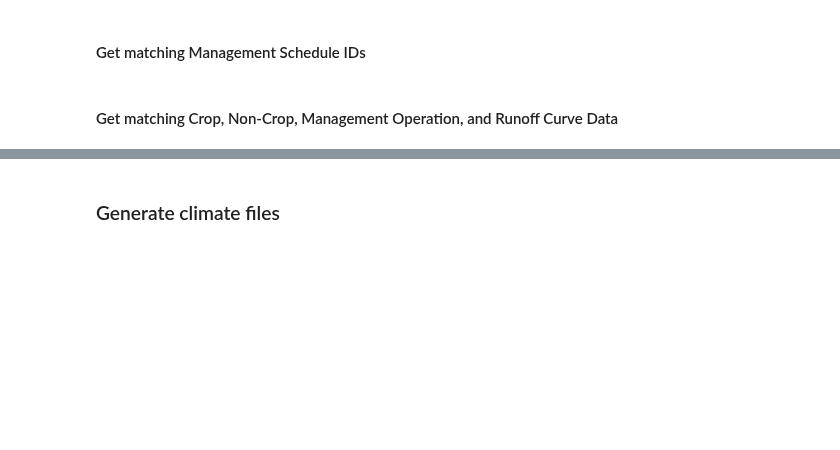
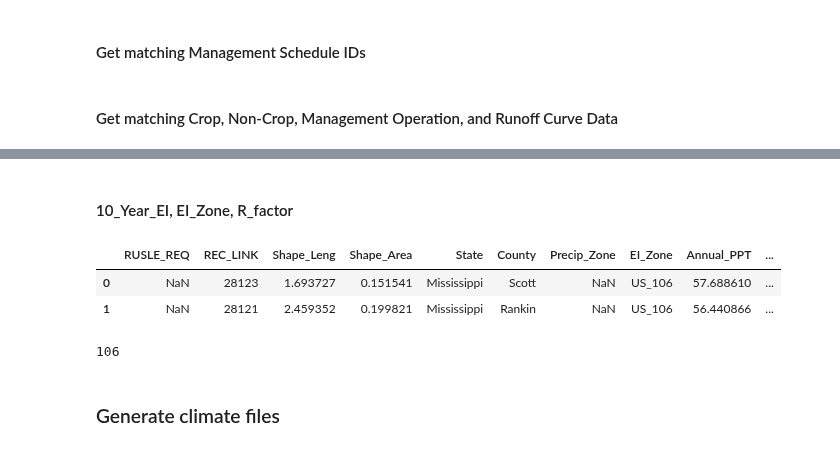
Before and after one commit to LucRSquared/pyagnps, a Jupyter notebook: notebooks/aims/aims_watershed_query.ipynb, the cells around one changed output, grey strips where cells are left out. Drawn from its saved outputs; the diff is of its cells as text; code cells hidden in the pictures; blank space fills up the shorter version.

```diff
--- a/notebooks/aims/aims_watershed_query.ipynb
+++ b/notebooks/aims/aims_watershed_query.ipynb
@@ -52,6 +52,12 @@ path_nldas_grid_centroids = Path("D:/AIMS/Datasets/Climate/NLDAS2/NLDAS2_GRID_CE
 # Path to root folder containing variables of the CMIP5 MACAv2METDATA
 path_to_cmip5_historical_and_rcp45 = Path("D:/AIMS/Datasets/Climate/CMIP/CMIP5/MACAv2METDATA/CNRM-CM5/r1i1p1/")
 path_to_cmip5_raster_points_clim_id = path_to_cmip5_historical_and_rcp45 / "cmip5_maca_v2_metdata_pts_clim_ids.gpkg"
+
+# Path to SCS Storm Types
+path_to_scs_storm_types = Path('D:/AIMS/Datasets/Climate/TR-55/scs_storm_types.gpkg')
+
+# Path to RUSLE2 Precipitation Zones
+path_to_precip_zones = Path('D:/AIMS/Datasets/Management/RUSLE2_Climate/RUSLE2-Climate-Data-20231117/precip_zones_RUSLE2_cleaned_manually_extrapolated_pchip_linear_US_units.gpkg')
 # %% [markdown]
 ## Main process starts here
 # %% [markdown]
@@ -215,0 +226,5 @@ df_roc = pd.read_sql_query(sql=sql_text(query_roc_data), con=engine.connect())
+# %%
+bounds = cells_geometry[['geom']].copy(deep=True)
+bounds.geometry = bounds.geometry.buffer(0.00001)
+bounds = bounds.dissolve()
+bounds = bounds.to_crs('epsg:4326')
@@ -216,3 +241,26 @@ df_roc = pd.read_sql_query(sql=sql_text(query_roc_data), con=engine.connect())
+# %% [markdown]
+#### 10_Year_EI, EI_Zone, R_factor
+# %%
+precip_zones = gpd.read_file(path_to_precip_zones)
+# %%
+bounds_precip = bounds.overlay(precip_zones)
+bounds_precip['area'] = bounds_precip.geometry.area
+# %% [output]
+|  | RUSLE_REQ | REC_LINK | Shape_Leng | Shape_Area | State | County | Precip_Zone | EI_Zone | Annual_PPT | ... |
+| 0 | NaN | 28123 | 1.693727 | 0.151541 | Mississippi | Scott | NaN | US_106 | 57.688610 | ... |
+| 1 | NaN | 28121 | 2.459352 | 0.199821 | Mississippi | Rankin | NaN | US_106 | 56.440866 | ... |
+# %%
+weighted_R_fctr = (bounds_precip['area'] * bounds_precip['R_factor']).sum() / bounds_precip['area'].sum()
+weighted_10_year_EI = (bounds_precip['area'] * bounds_precip['10_year_EI']).sum() / bounds_precip['area'].sum()
+
+dominant_EI = bounds_precip.loc[bounds_precip['area'].argmax(), 'EI_Zone']
+
+if dominant_EI == 'default':
+    dominant_EI = pyagnps.constants.DEFAULT_EI_NUMBER # 100
+else:
+    dominant_EI = int(dominant_EI.replace('US_',''))
+# %% [output]
+106
 # %% [markdown]
 ### Generate climate files
 # %% [markdown]
```
Also changed, not shown: parts of 25 cells of this notebook, 2 other files.
